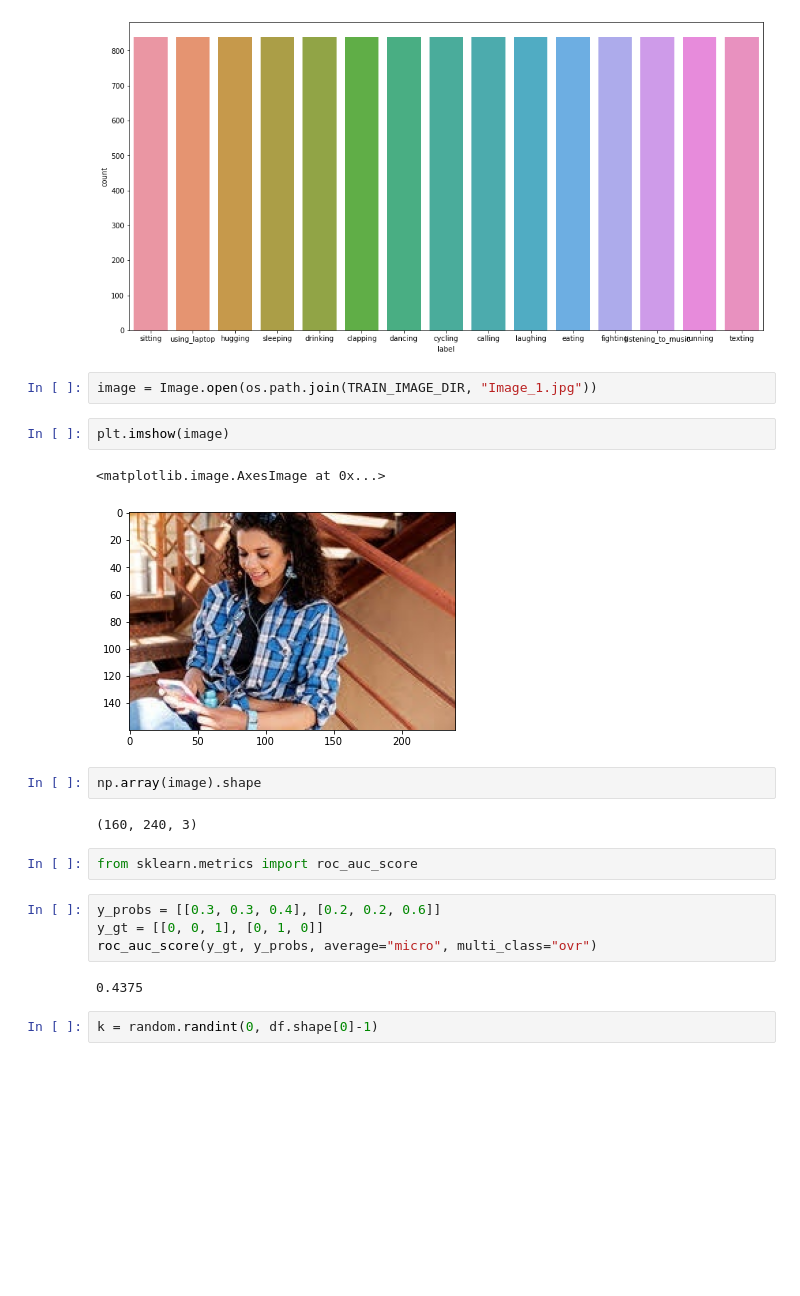
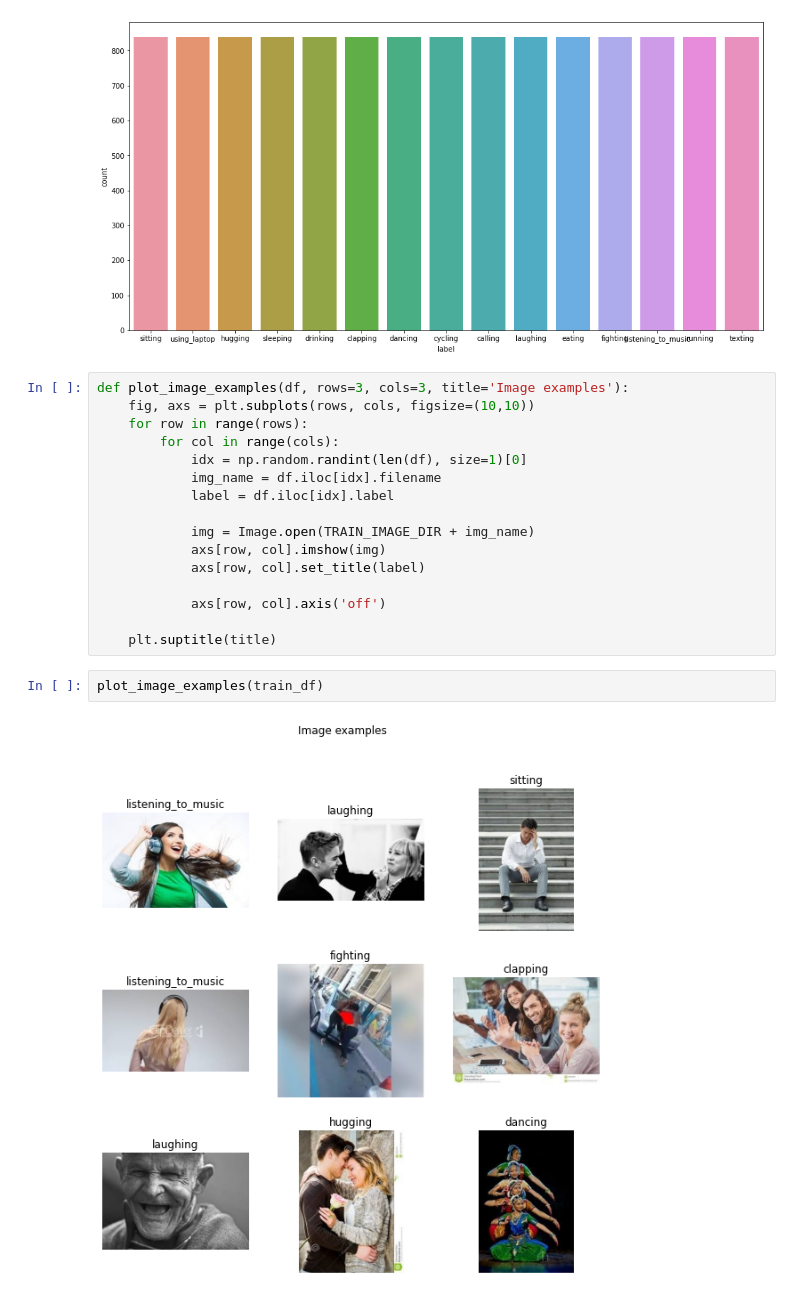
Before and after one commit to cruigo93/human_activity_training, a Jupyter notebook: notebooks/EDA.ipynb, the cells around one changed output. Drawn from its saved outputs; the diff is of its cells as text; blank space fills up the shorter version.

```diff
--- a/notebooks/EDA.ipynb
+++ b/notebooks/EDA.ipynb
@@ -34,23 +40,22 @@ sns.countplot(x='label', data=train_df)
 <AxesSubplot:xlabel='label', ylabel='count'>
 [figure]
 # %%
-image = Image.open(os.path.join(TRAIN_IMAGE_DIR, "Image_1.jpg"))
+def plot_image_examples(df, rows=3, cols=3, title='Image examples'):
+    fig, axs = plt.subplots(rows, cols, figsize=(10,10))
+    for row in range(rows):
+        for col in range(cols):
+            idx = np.random.randint(len(df), size=1)[0]
+            img_name = df.iloc[idx].filename
+            label = df.iloc[idx].label
+
+            img = Image.open(TRAIN_IMAGE_DIR + img_name)
+            axs[row, col].imshow(img)
+            axs[row, col].set_title(label)
+
+            axs[row, col].axis('off')
+
+    plt.suptitle(title)
-# %%
-plt.imshow(image)
-# %% [output]
-<matplotlib.image.AxesImage at 0x...>
-[figure, removed]
-# %%
-np.array(image).shape
-# %% [output]
-(160, 240, 3)
-# %%
-from sklearn.metrics import roc_auc_score
-# %%
-y_probs = [[0.3, 0.3, 0.4], [0.2, 0.2, 0.6]]
-y_gt = [[0, 0, 1], [0, 1, 0]]
-roc_auc_score(y_gt, y_probs, average="micro", multi_class="ovr")
-# %% [output]
-0.4375
-# %%
-k = random.randint(0, df.shape[0]-1)
+# %%
+plot_image_examples(train_df)
+# %% [output]
+[figure, added]
```
Also changed, not shown: parts of 6 cells of this notebook, 8 other files.
